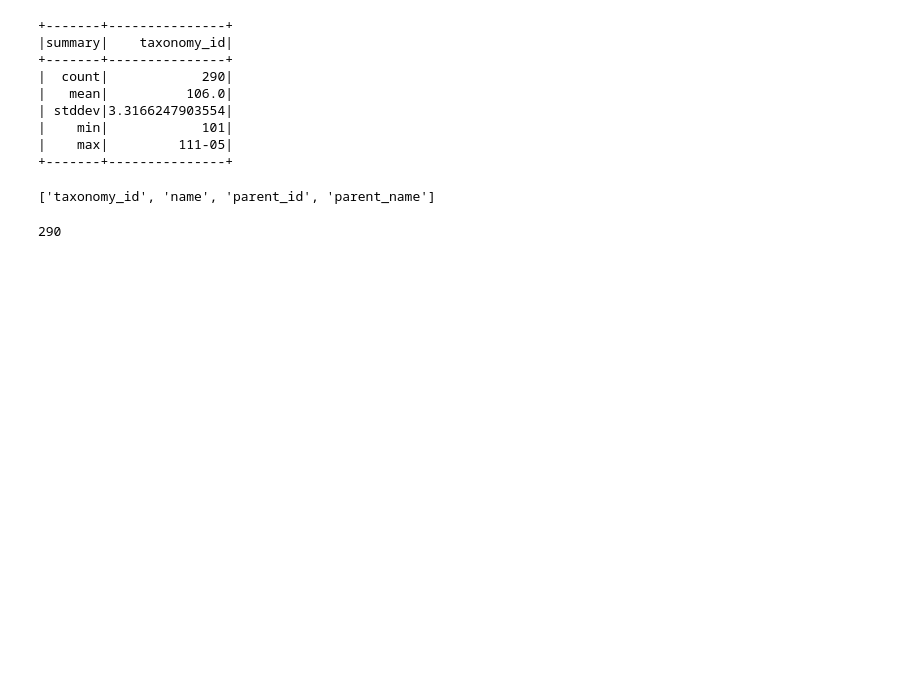
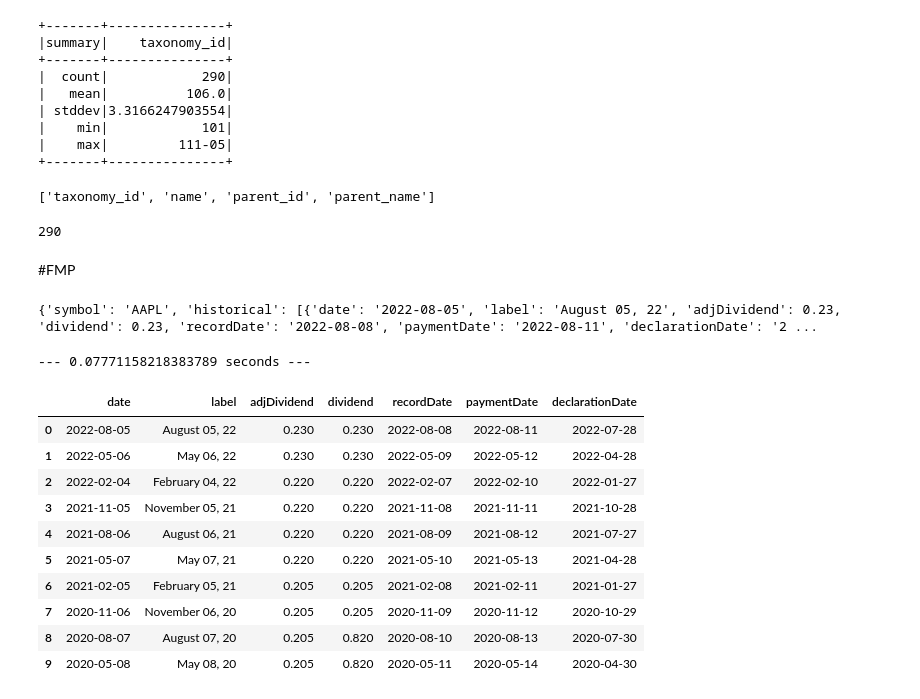
Before and after one commit to kenpurin/pyspark, a Jupyter notebook: test_pyspark.ipynb, the cells around one changed output. Drawn from its saved outputs; the diff is of its cells as text; code cells hidden in the pictures; blank space fills up the shorter version.

```diff
--- a/test_pyspark.ipynb
+++ b/test_pyspark.ipynb
@@ -149,3 +149,38 @@ df.count()
 290
 # %%
 spark.stop()
+# %% [markdown]
+#FMP
+# %%
+#!/usr/bin/env python
+
+try:
+    # For Python 3.0 and later
+    from urllib.request import urlopen
+except ImportError:
+    # Fall back to Python 2's urllib2
+    from urllib2 import urlopen
+
+import certifi
+import json
+
+def get_jsonparsed_data(url):
+    """
+    Receive the content of ``url``, parse it as JSON and return the object.
+
+    Parameters
+    ----------
+    url : str
+
+    Returns
+    -------
+    dict
+    """
+    response = urlopen(url, cafile=certifi.where())
+    data = response.read().decode("utf-8")
+    return json.loads(data)
+
+url_hd = ("https://financialmodelingprep.com/api/v3/historical-price-full/stock_dividend/AAPL?apikey=8ffff08324836e69d3593a5c14dfc86d")
+print(get_jsonparsed_data(url_hd))
+# %% [output]
+{'symbol': 'AAPL', 'historical': [{'date': '2022-08-05', 'label': 'August 05, 22', 'adjDividend': 0.23, 'dividend': 0.23, 'recordDate': '2022-08-08', 'paymentDate': '2022-08-11', 'declarationDate': '2 ...
@@ -151,0 +190,37 @@ spark.stop()
+# %%
+start_time=time.time()
+from pyspark.sql import SparkSession
+# ในกรณีที่ไม่มี spark context อยู่ก่อนแล้ว เราก็สร้างใหม่
+if (sc is None):
+    sc = SparkContext(master="local[*]")
+
+spark = SparkSession(sparkContext=sc)\
+        .builder\
+        .appName("How to Spark")\
+        .config("spark.some.config.option", "some-value") \
+        .getOrCreate()
+
+print("--- %s seconds ---" %(time.time()-start_time))
+# %% [output]
+--- 0.07771158218383789 seconds ---
+# %%
+import pandas as pd
+#แปลงค่าที่รับมาจาก api ให้อยู่ในรูปแบบ dataframe
+#keep value from api in data_hd
+data_hd=get_jsonparsed_data(url_hd)
+
+#ใช้ pd.json_normalize เพราะข้อมูลมีการซ้อนกันใน historical
+df_hd= pd.json_normalize(data_hd, 'historical')
+df_hd.head(10)
+# %% [output]
+|  | date | label | adjDividend | dividend | recordDate | paymentDate | declarationDate |
+| 0 | 2022-08-05 | August 05, 22 | 0.230 | 0.230 | 2022-08-08 | 2022-08-11 | 2022-07-28 |
+| 1 | 2022-05-06 | May 06, 22 | 0.230 | 0.230 | 2022-05-09 | 2022-05-12 | 2022-04-28 |
+| 2 | 2022-02-04 | February 04, 22 | 0.220 | 0.220 | 2022-02-07 | 2022-02-10 | 2022-01-27 |
+| 3 | 2021-11-05 | November 05, 21 | 0.220 | 0.220 | 2021-11-08 | 2021-11-11 | 2021-10-28 |
+| 4 | 2021-08-06 | August 06, 21 | 0.220 | 0.220 | 2021-08-09 | 2021-08-12 | 2021-07-27 |
+| 5 | 2021-05-07 | May 07, 21 | 0.220 | 0.220 | 2021-05-10 | 2021-05-13 | 2021-04-28 |
+| 6 | 2021-02-05 | February 05, 21 | 0.205 | 0.205 | 2021-02-08 | 2021-02-11 | 2021-01-27 |
+| 7 | 2020-11-06 | November 06, 20 | 0.205 | 0.205 | 2020-11-09 | 2020-11-12 | 2020-10-29 |
+| 8 | 2020-08-07 | August 07, 20 | 0.205 | 0.820 | 2020-08-10 | 2020-08-13 | 2020-07-30 |
+| 9 | 2020-05-08 | May 08, 20 | 0.205 | 0.820 | 2020-05-11 | 2020-05-14 | 2020-04-30 |
```
Also changed, not shown: parts of 4 cells of this notebook.
